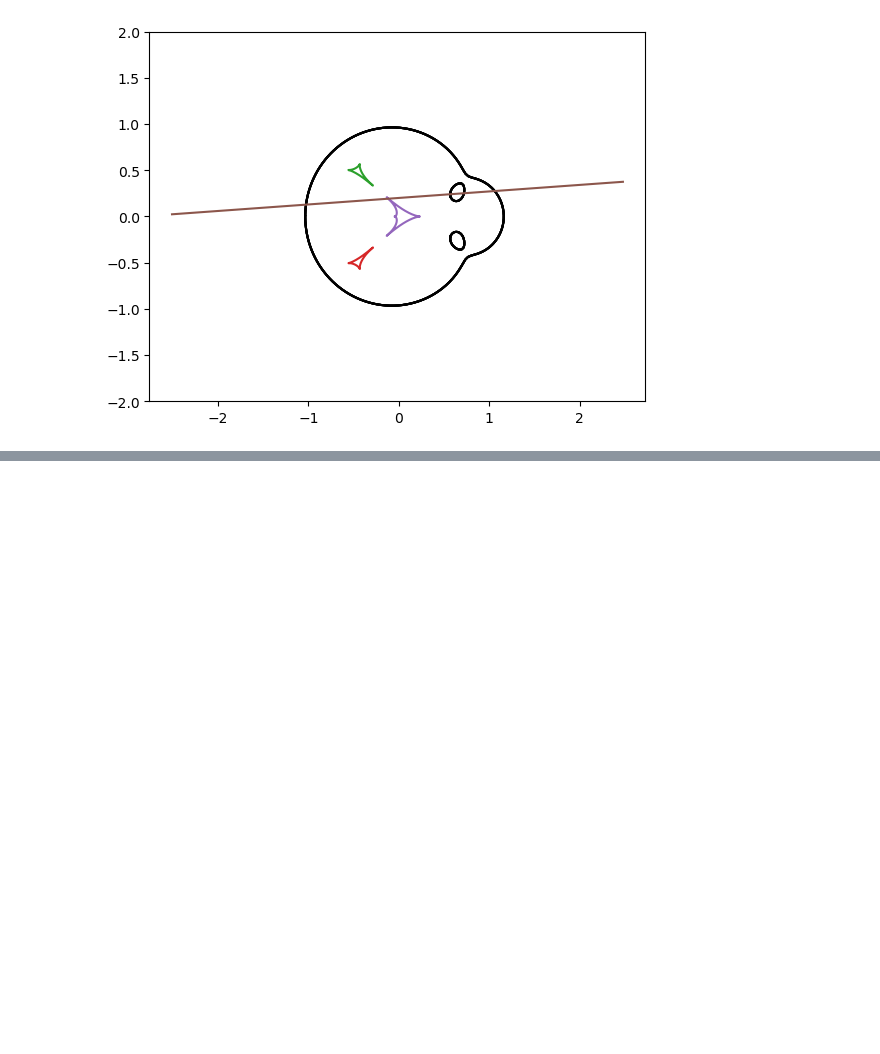
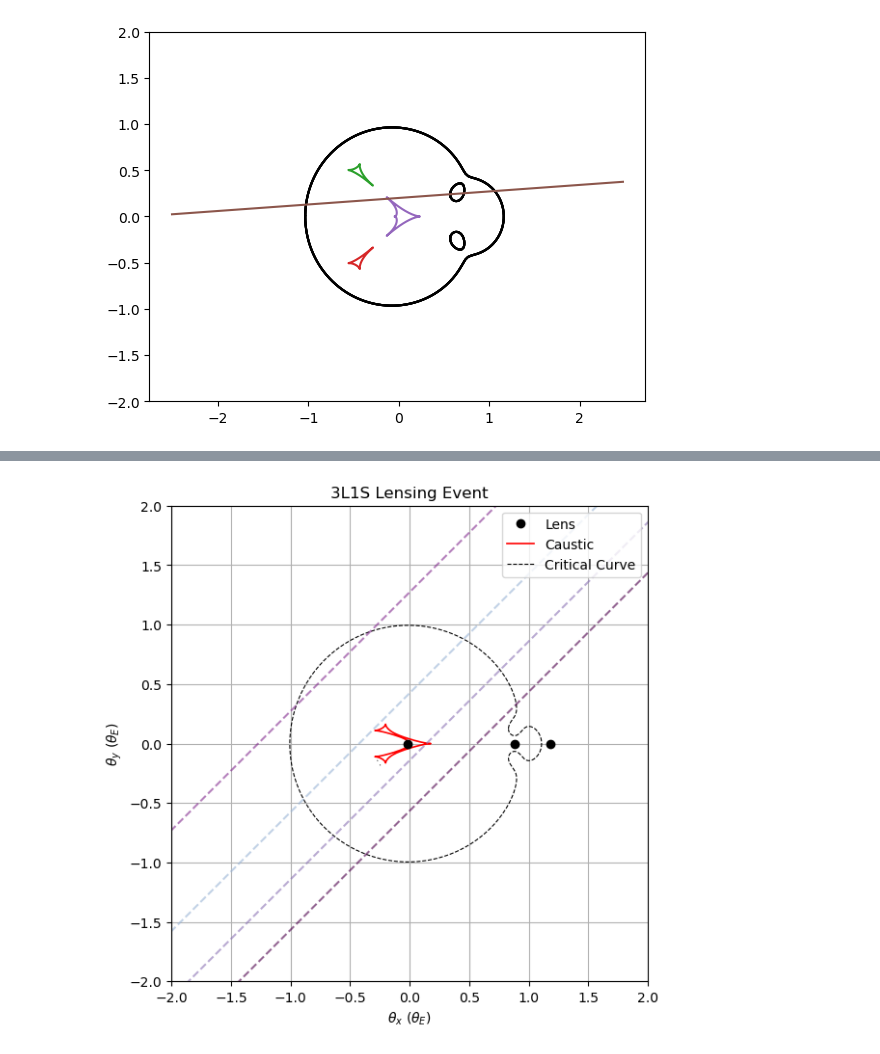
Before and after one commit to AmberLee2427/SURP25, a Jupyter notebook: Microlensing/TripleLensTest.ipynb, the cells around one changed output, grey strips where cells are left out. Drawn from its saved outputs; the diff is of its cells as text; code cells hidden in the pictures; blank space fills up the shorter version.

```diff
--- a/Microlensing/TripleLensTest.ipynb
+++ b/Microlensing/TripleLensTest.ipynb
@@ -98,0 +100,6 @@ Nopoly
+# %%
+trinary_event = ThreeLens1S(t0 =0, tE=20, rho=0.01, u0_list=[.3, -.1, .9, -.4], q2=0.01, q3=0.005, s12=.9, s23=.3, alpha=45, phi=10)
+# %%
+trinary_event.plot_caustic_critical_curves()
+# %% [output]
+[figure, added]
```
Also changed, not shown: parts of 5 cells of this notebook, 1 other file.
